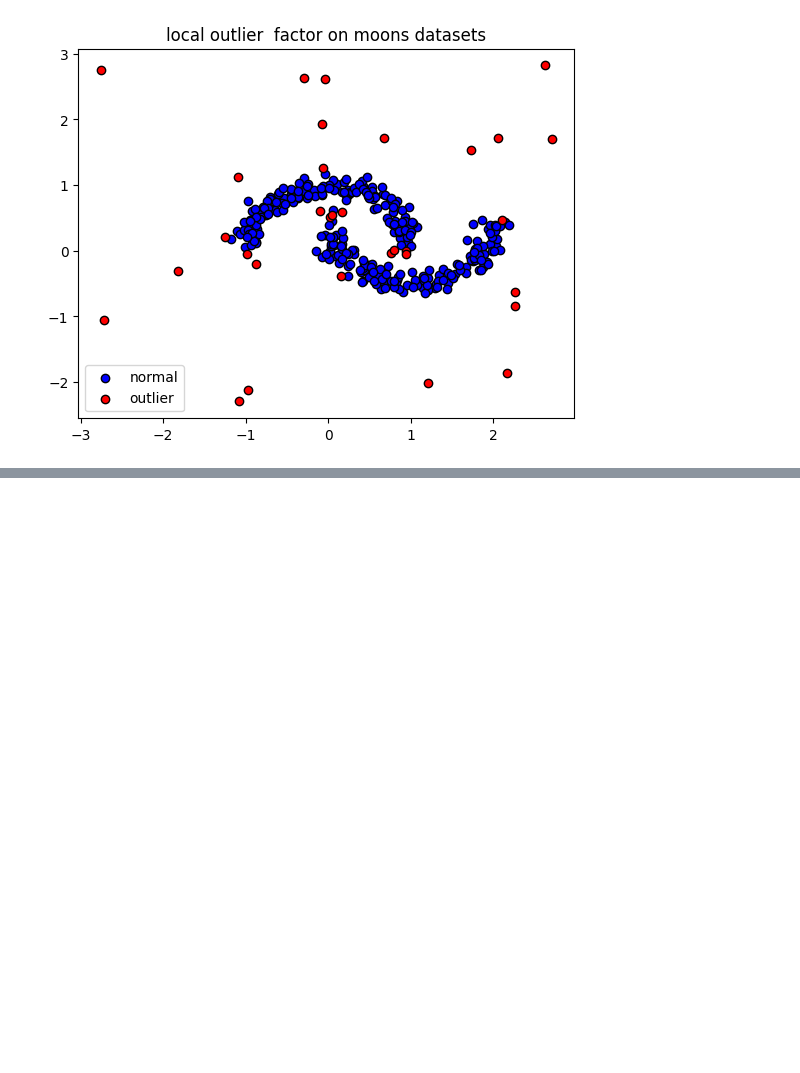
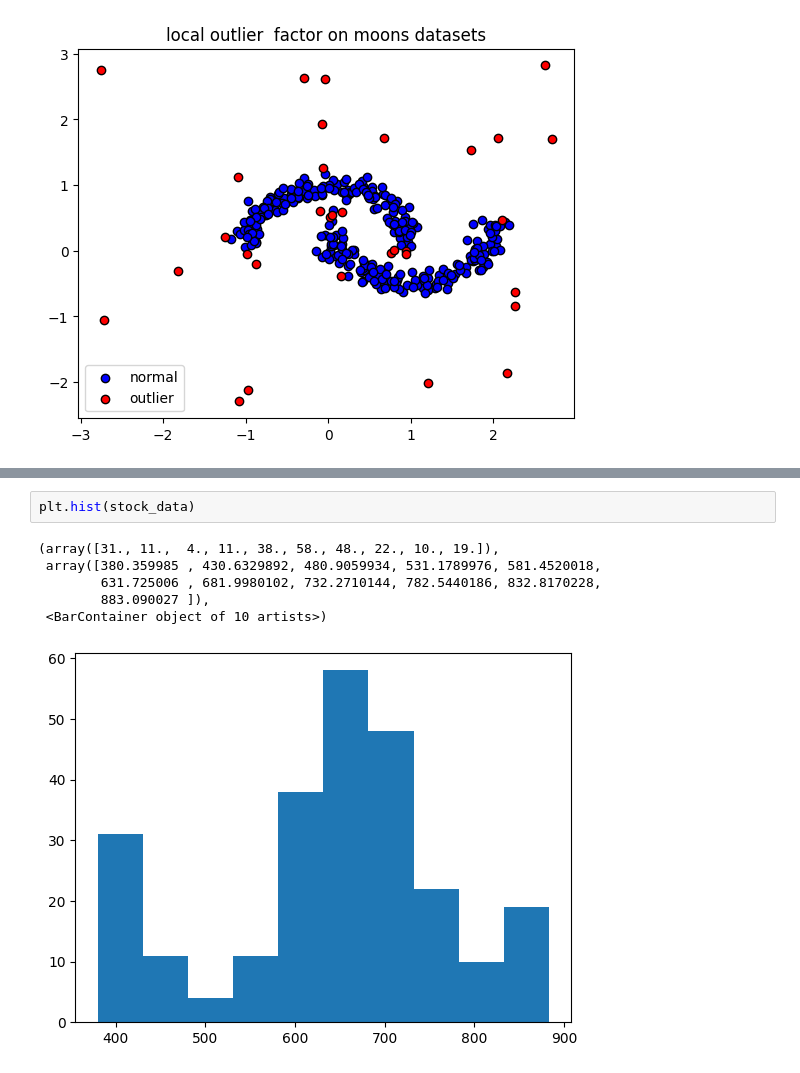
Before and after one commit to kalki81000/File-Handling, a Jupyter notebook: Untitled62.ipynb, the cells around one changed output, grey strips where cells are left out. Cells and saved outputs as stored; diff of their text form; blank space fills up the shorter version.

```diff
--- a/Untitled62.ipynb
+++ b/Untitled62.ipynb
@@ -147,0 +309,9 @@ plt.show()
+# %%
+plt.hist(stock_data)
+# %% [output]
+(array([31., 11.,  4., 11., 38., 58., 48., 22., 10., 19.]),
+ array([380.359985 , 430.6329892, 480.9059934, 531.1789976, 581.4520018,
+        631.725006 , 681.9980102, 732.2710144, 782.5440186, 832.8170228,
+        883.090027 ]),
+ <BarContainer object of 10 artists>)
+[figure, added]
```
Also changed, not shown: parts of 51 cells of this notebook.
